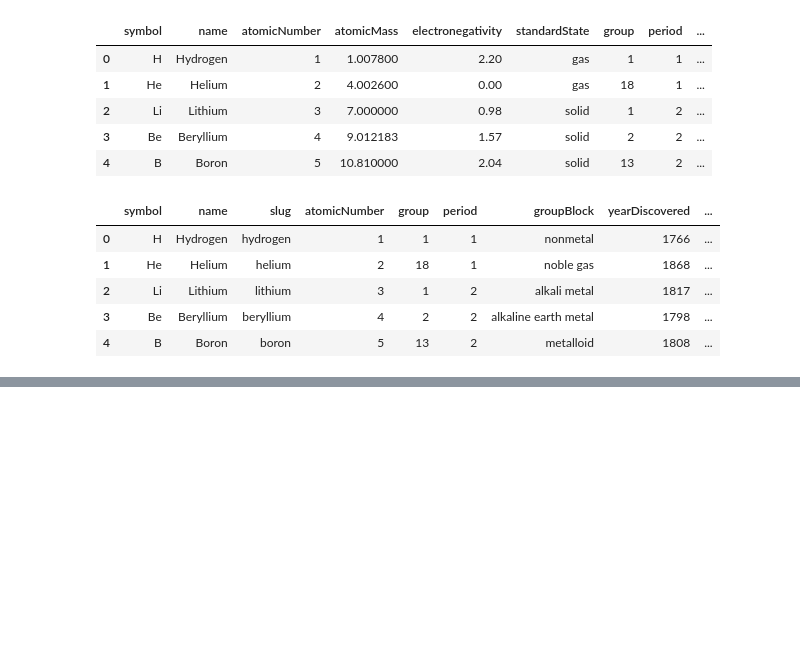
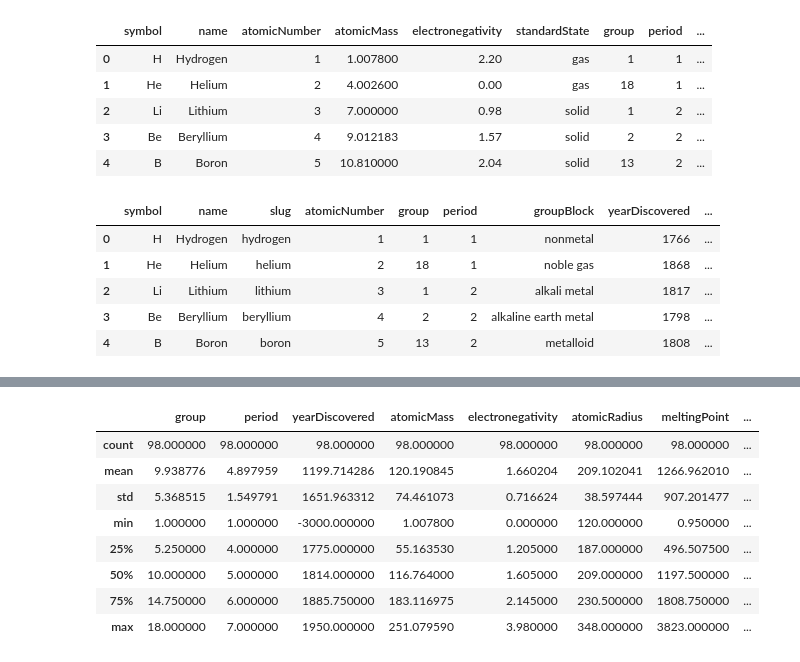
Before and after one commit to Mikayla-ds2/elemental, a Jupyter notebook: eda.ipynb, the cells around one changed output, grey strips where cells are left out. Saved outputs shown, nothing was run; the diff lists cells and outputs as text; code cells hidden in the pictures; blank space fills up the shorter version.

```diff
--- a/eda.ipynb
+++ b/eda.ipynb
@@ -45,0 +102,12 @@ data.to_csv('elements.csv')
+# %%
+numeric.describe()
+# %% [output]
+|  | group | period | yearDiscovered | atomicMass | electronegativity | atomicRadius | meltingPoint | ... |
+| count | 98.000000 | 98.000000 | 98.000000 | 98.000000 | 98.000000 | 98.000000 | 98.000000 | ... |
+| mean | 9.938776 | 4.897959 | 1199.714286 | 120.190845 | 1.660204 | 209.102041 | 1266.962010 | ... |
+| std | 5.368515 | 1.549791 | 1651.963312 | 74.461073 | 0.716624 | 38.597444 | 907.201477 | ... |
+| min | 1.000000 | 1.000000 | -3000.000000 | 1.007800 | 0.000000 | 120.000000 | 0.950000 | ... |
+| 25% | 5.250000 | 4.000000 | 1775.000000 | 55.163530 | 1.205000 | 187.000000 | 496.507500 | ... |
+| 50% | 10.000000 | 5.000000 | 1814.000000 | 116.764000 | 1.605000 | 209.000000 | 1197.500000 | ... |
+| 75% | 14.750000 | 6.000000 | 1885.750000 | 183.116975 | 2.145000 | 230.500000 | 1808.750000 | ... |
+| max | 18.000000 | 7.000000 | 1950.000000 | 251.079590 | 3.980000 | 348.000000 | 3823.000000 | ... |
```
Also changed, not shown: parts of 18 cells of this notebook.
